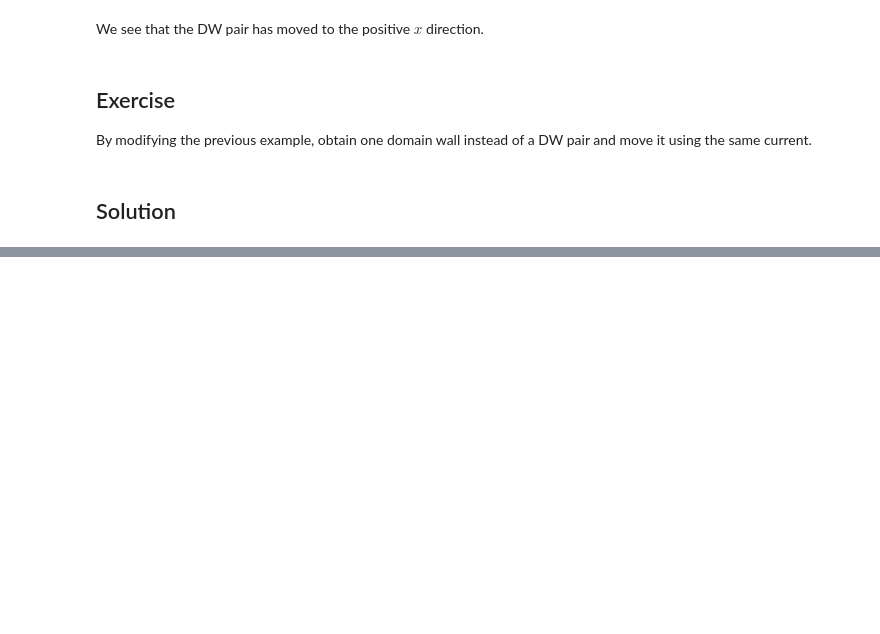
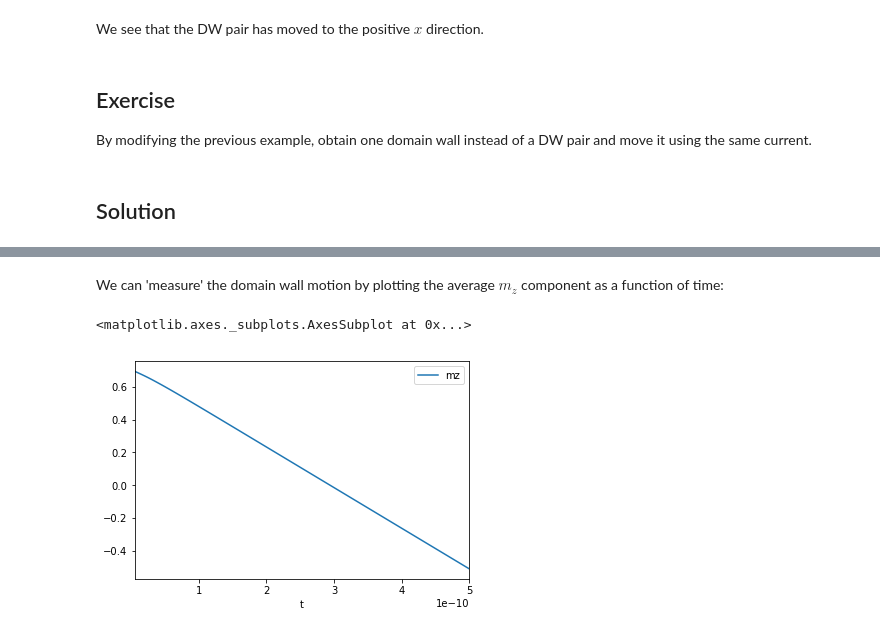
Before and after one commit to joommf-attic/tutorial, a Jupyter notebook: current_induced_domain_wall_motion.ipynb, the cells around one changed output, grey strips where cells are left out. Drawn from its saved outputs; the diff is of its cells as text; code cells hidden in the pictures; blank space fills up the shorter version.

```diff
--- a/current_induced_domain_wall_motion.ipynb
+++ b/current_induced_domain_wall_motion.ipynb
@@ -114,0 +115,7 @@ system.m.plot_slice("z", 0);
+# %% [markdown]
+We can 'measure' the domain wall motion by plotting the average $m_z$ component as a function of time:
+# %%
+system.dt.plot('t', 'mz')
+# %% [output]
+<matplotlib.axes._subplots.AxesSubplot at 0x...>
+[figure, added]
```
Also changed, not shown: parts of 4 cells of this notebook, 4 other files.
